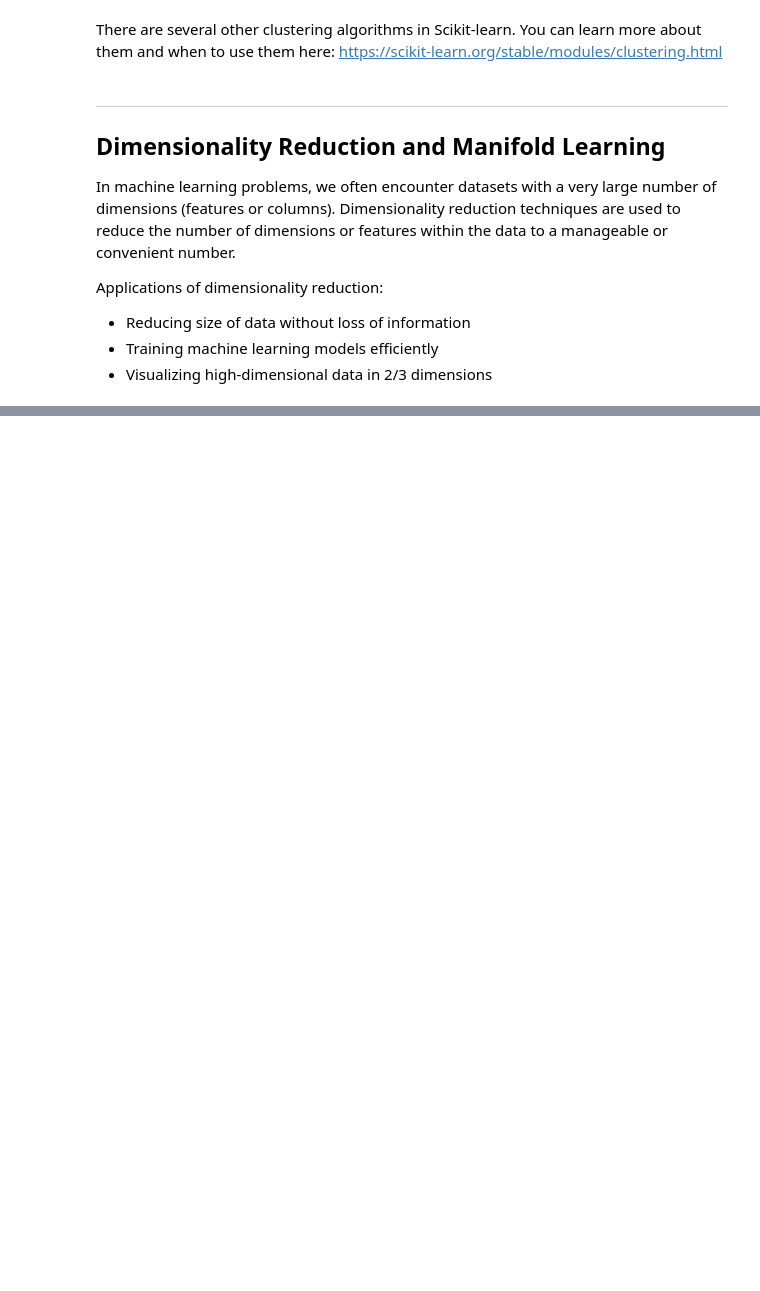
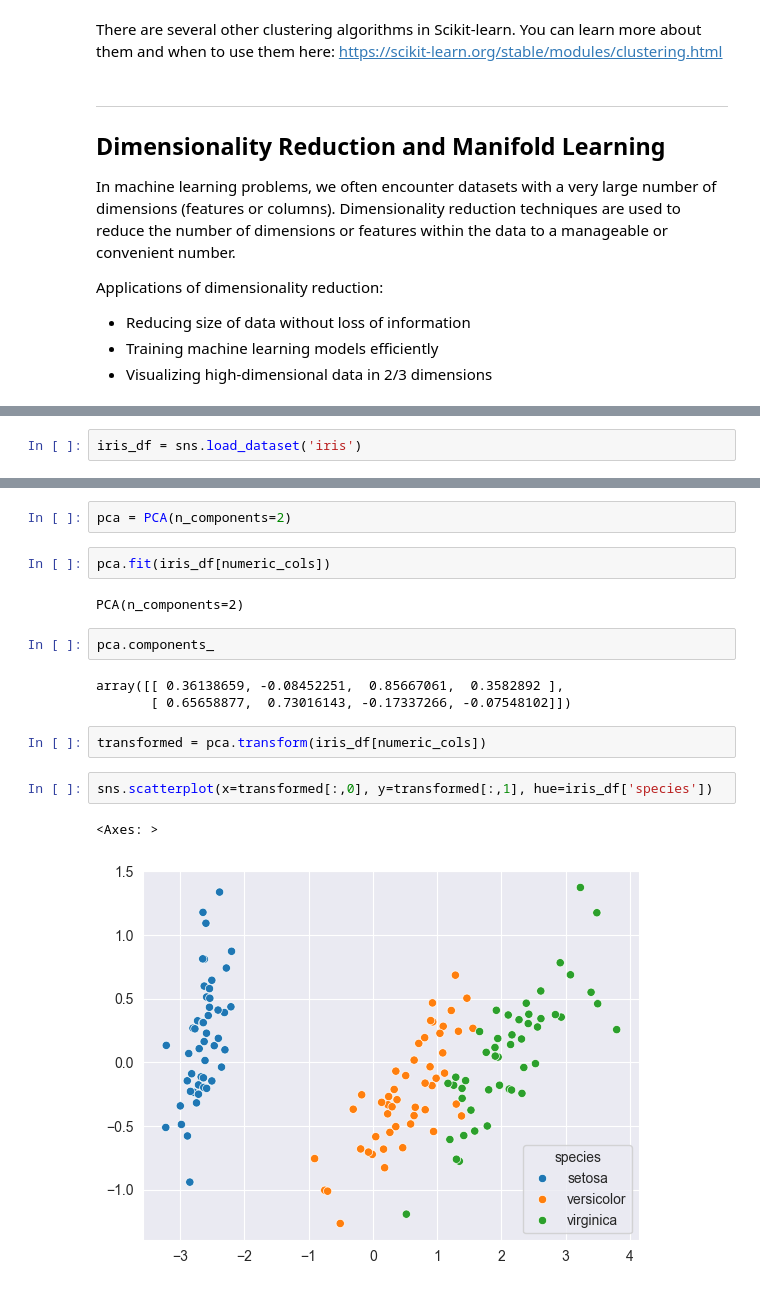
Before and after one commit to McLight-Note/AI-self-study, a Jupyter notebook: Project_12_Repeating/Unsupervised Learning/file.ipynb, the cells around one changed output, grey strips where cells are left out. Saved outputs shown, nothing was run; the diff lists cells and outputs as text; blank space fills up the shorter version.

```diff
--- a/Project_12_Repeating/Unsupervised Learning/file.ipynb
+++ b/Project_12_Repeating/Unsupervised Learning/file.ipynb
@@ -426,3 +426,5 @@ Here's an example of PCA to reduce 3D data to 2D:
 ![description](scher3.png)
 
 Let's apply Principal Component Analysis to the Iris dataset.
+# %%
+iris_df = sns.load_dataset('iris')
@@ -428,0 +483,18 @@ Let's apply Principal Component Analysis to the Iris dataset.
+# %%
+pca = PCA(n_components=2)
+# %%
+pca.fit(iris_df[numeric_cols])
+# %% [output]
+PCA(n_components=2)
+# %%
+pca.components_
+# %% [output]
+array([[ 0.36138659, -0.08452251,  0.85667061,  0.3582892 ],
+       [ 0.65658877,  0.73016143, -0.17337266, -0.07548102]])
+# %%
+transformed = pca.transform(iris_df[numeric_cols])
+# %%
+sns.scatterplot(x=transformed[:,0], y=transformed[:,1], hue=iris_df['species'])
+# %% [output]
+<Axes: >
+[figure, added]
```
Also changed, not shown: parts of 5 cells of this notebook.
